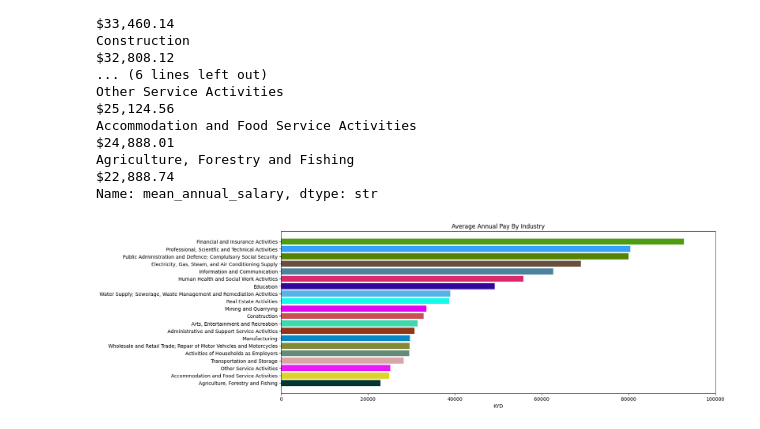
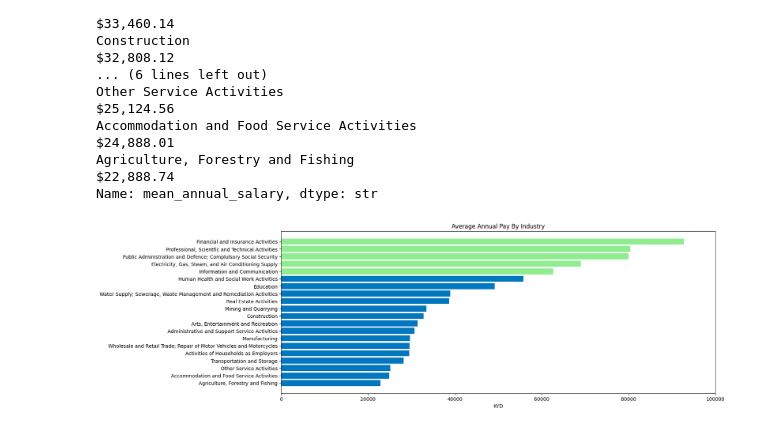
Before and after one commit to everupward248/worc_api, a Jupyter notebook: src/helper_modules/data_analysis.ipynb, the cells around one changed output. Cells and saved outputs as stored; diff of their text form; code cells hidden in the pictures.

```diff
--- a/src/helper_modules/data_analysis.ipynb
+++ b/src/helper_modules/data_analysis.ipynb
@@ -86,25 +87,29 @@ Agriculture, Forestry and Fishing
 Name: mean_annual_salary, dtype: str
 # %%
 # Bar chart of the pay by industry
-x_label_index = sorted_industry_averages.index
-y_label = sorted_industry_averages
+staging_df = pd.DataFrame(sorted_industry_averages)
+sorted_df = staging_df.reset_index()
+# Shorten excessivelly long name for label formatting
+sorted_df["industry"] = sorted_df["industry"].apply(
+    lambda val: "Activities of Households as Employers"
+    if val.startswith("Activities") else val
+)
+# rank for coloring
+sorted_df["rank"] = sorted_df["mean_annual_salary"].rank(ascending=False)
 
-# index object is immutable so create a new list for the x labels
-# remove excessively long label
-x_label = ["Activities of Households as Employers" if val.startswith("Activities") else val for val in x_label_index]
+# ranking added for coloring range - top five industries light green, all others light blue
+sorted_df["colors"] = sorted_df["rank"].apply(
+    lambda val: (.56, .93, .56) # light green
+    if val <= 5 else (0, .467, .745) # light blue
+)
 
-# make each bar different color using random to populate rgb values
-# random.random() returns a float from 0-1 and this list comprehension creates a tuple of RGB values(normalized 0-1) for each industry
-colors = [(random.random(), random.random(), random.random()) for _ in range(len(y_label))]
-
+# horizontal bar chart to show the average pay by industry
 plt.figure(figsize=(16,6))
 plt.title("Average Annual Pay By Industry")
 plt.xlabel("KYD")
-plt.barh(x_label, y_label, color=colors) # long lables therefore horizontal bar chart for readability
+plt.barh(sorted_df["industry"], sorted_df["mean_annual_salary"], color=sorted_df["colors"]) # long lables therefore horizontal bar chart for readability
 plt.xlim(0, 100000)
 plt.gca().invert_yaxis() # greatest values shown at top
 plt.show()
-
-# TODO: instead of assigning color randomly, assign color to highlight the top 5 industries and all other industries same color, this is to avoid a 'fruit salad' look
 # %% [output]
-[figure, old version]
+[figure, new version]
```
Also changed, not shown: parts of 2 cells of this notebook, 4 other files.
